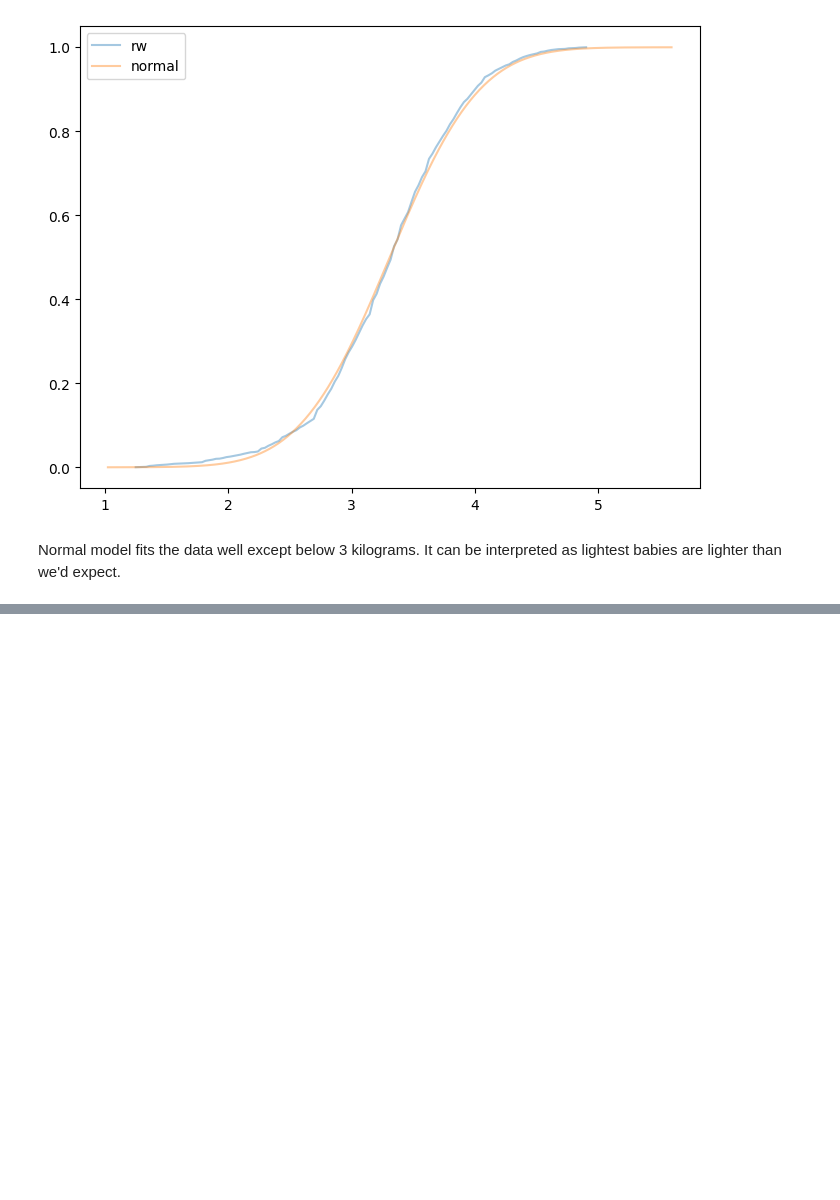
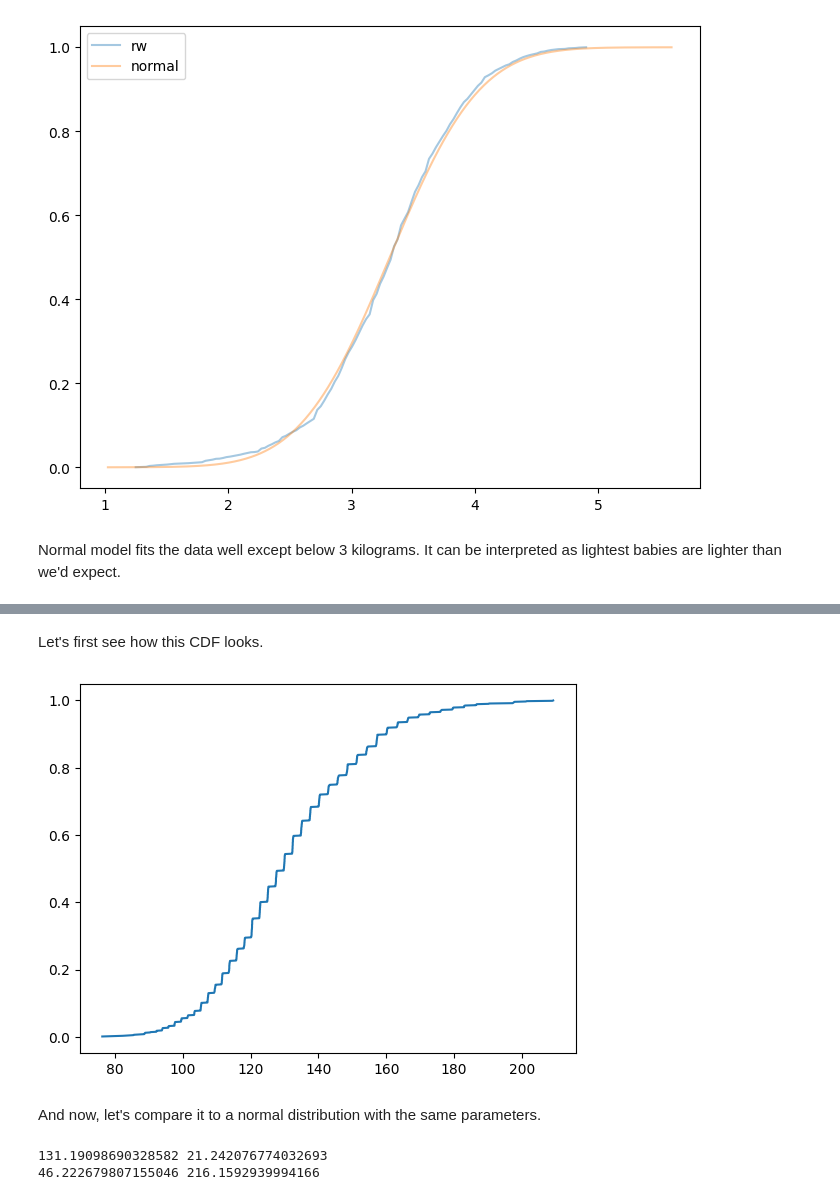
Before and after one commit to dybdeskarphet/statistics, a Jupyter notebook: notes/think_stats/05_modeling_distributions.ipynb, the cells around one changed output, grey strips where cells are left out. Cells and saved outputs as stored; diff of their text form; code cells hidden in the pictures; blank space fills up the shorter version.

Commit message:
Add log-normal distribution chapter

```diff
--- a/notes/think_stats/05_modeling_distributions.ipynb
+++ b/notes/think_stats/05_modeling_distributions.ipynb
@@ -689,0 +770,3 @@ Normal model fits the data well except below 3 kilograms. It can be interpreted
+# %%
+sim_propo_grow = lambda n: np.random.choice([1.03, 1.05, 1.07], n).prod()
+print(sim_propo_grow(20))
@@ -689,0 +777,3 @@ Normal model fits the data well except below 3 kilograms. It can be interpreted
+# %%
+sim_weights = [sim_propo_grow(100) for _ in range(1001)]
+print(sim_weights)
@@ -689,0 +784,5 @@ Normal model fits the data well except below 3 kilograms. It can be interpreted
+# %%
+sim_weights_cdf = (
+    pd.Series(sim_weights).value_counts(normalize=True).sort_index().cumsum()
+)
+sim_weights_cdf
@@ -689,0 +802,18 @@ Normal model fits the data well except below 3 kilograms. It can be interpreted
+# %% [markdown]
+Let's first see how this CDF looks.
+# %%
+fig, ax = plt.subplots()
+ax.plot(sim_weights_cdf.index, sim_weights_cdf)
+plt.show()
+# %% [output]
+[figure, added]
+# %% [markdown]
+And now, let's compare it to a normal distribution with the same parameters.
+# %%
+mean, std = np.mean(sim_weights), np.std(sim_weights)
+low, high = mean - 4 * std, mean + 4 * std
+print(mean, std)
+print(low, high)
+# %% [output]
+131.19098690328582 21.242076774032693
+46.222679807155046 216.1592939994166
```
Also changed, not shown: parts of 53 cells of this notebook, 1 other file.
